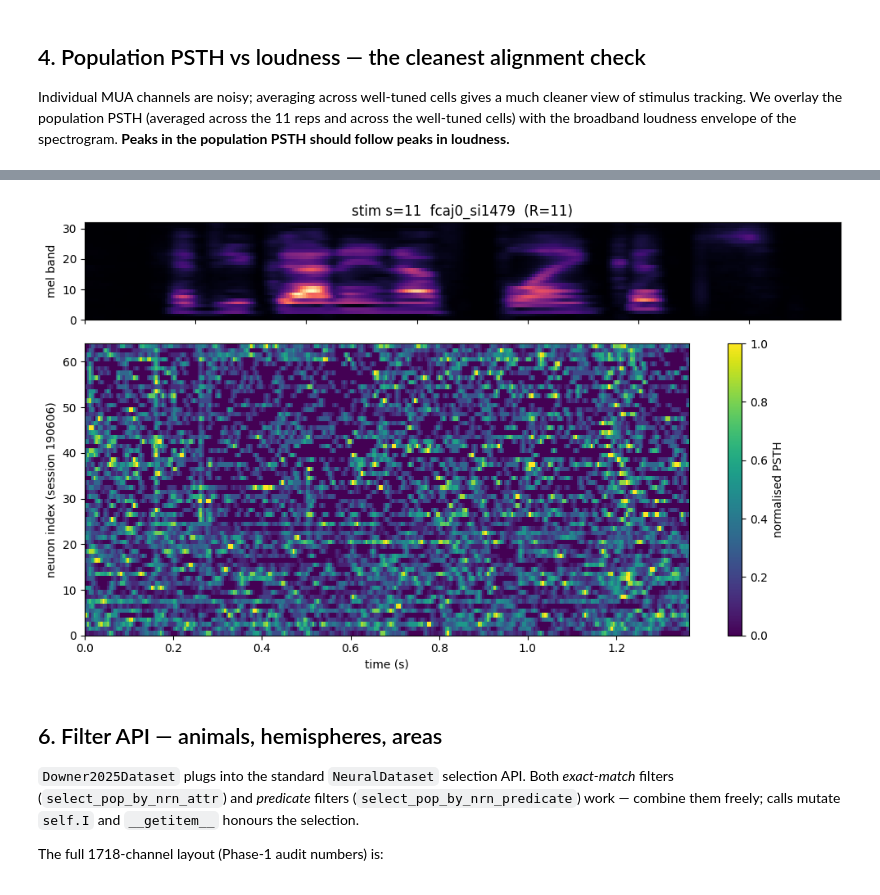
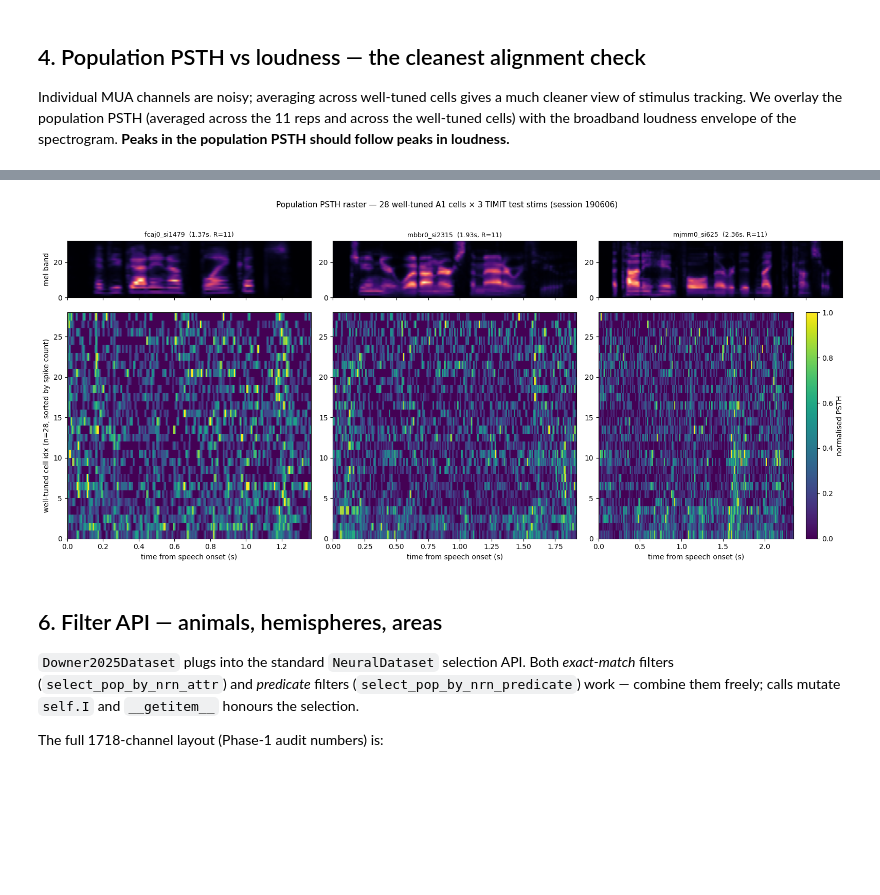
Before and after one commit to urancon/deepSTRF, a Jupyter notebook: examples/explore_downer2025.ipynb, the cells around one changed output, grey strips where cells are left out. Drawn from its saved outputs; the diff is of its cells as text; code cells hidden in the pictures; blank space fills up the shorter version.

```diff
--- a/examples/explore_downer2025.ipynb
+++ b/examples/explore_downer2025.ipynb
@@ -159,7 +191,7 @@ population PSTH (averaged across the 11 reps and across the well-tuned
 cells) with the broadband loudness envelope of the spectrogram.
 **Peaks in the population PSTH should follow peaks in loudness.**
 # %%
-fig, axes = plt.subplots(2, 5, figsize=(18, 5), sharey=True)
+fig, axes = plt.subplots(5, 2, figsize=(14, 14), sharey=True)
 test_idces = [i for i, m in enumerate(ds_timit.stim_meta) if m["split"] == "test"]
 
 for ax_i, s in enumerate(test_idces):
@@ -186,18 +218,19 @@ for ax_i, s in enumerate(test_idces):
     pop_n = pop / max(pop.max(), 1e-9)
 
     t_axis = np.arange(T) * DT_MS / 1000.0
-    ax.fill_between(t_axis, 0, loud, alpha=0.25, color="C1", label="loudness")
-    ax.plot(t_axis, pop_n, color="black", linewidth=1.3, label="pop. PSTH")
-    ax.set_title(sm_s["name"], fontsize=8)
-    ax.set_xlabel("time (s)")
+    ax.fill_between(t_axis, 0, loud, alpha=0.30, color="C1", label="loudness")
+    ax.plot(t_axis, pop_n, color="black", linewidth=1.5, label="pop. PSTH")
+    ax.set_title(f"{sm_s['name']}  ({sm_s['duration_s']:.2f}s)", fontsize=10)
+    ax.set_xlabel("time from speech onset (s)")
+    if ax_i % 2 == 0:
+        ax.set_ylabel("normalised")
     if ax_i == 0:
-        ax.set_ylabel("normalised")
-        ax.legend(fontsize=7)
+        ax.legend(fontsize=9, loc="upper right")
 
 plt.suptitle(
     f"Population PSTH (n={len(well_idx)} well-tuned A1 cells × 11 reps) "
-    f"vs broadband loudness — clean time-locking confirms speech-onset alignment",
-    y=1.02,
+    f"vs broadband loudness across the 10 TIMIT test stims",
+    y=1.00, fontsize=12,
 )
 plt.tight_layout()
 plt.show()
@@ -213,40 +248,59 @@ reveals the spatial / area-wise structure of the response.
 # %%
-T = ds_timit.stims[s_idx].shape[-1]
-N = ds_timit.N_neurons
-psth_pop = np.full((N, T), np.nan, dtype=np.float32)
-for n in range(N):
-    r = ds_timit.responses[s_idx][n]
-    if not r.isnan().any():
-        psth_pop[n] = r.numpy().mean(axis=0)
+# Sort well-tuned cells by total spike count on the picked stims so
+# strongest responders appear at the top
+def _total_spikes(n_idx):
+    tot = 0.0
+    for s in stim_picks:
+        r = ds_timit.responses[s][n_idx]
+        if not r.isnan().any():
+            tot += float(r.sum())
+    return tot
+order = sorted(well_idx, key=_total_spikes, reverse=True)
+N_w = len(order)
 
-# Normalise each valid row to its own max for comparability
-row_max = np.nanmax(psth_pop, axis=1, keepdims=True)
-row_max[row_max == 0] = 1.0
-psth_pop_norm = psth_pop / row_max
-
-fig, axes = plt.subplots(2, 1, figsize=(10, 6), sharex=True,
-                         gridspec_kw={"height_ratios": [1, 3]})
-spec = ds_timit.stims[s_idx][0].numpy()
-t_axis = np.arange(T) * DT_MS / 1000.0
-axes[0].imshow(spec, origin="lower", aspect="auto", cmap="magma",
-               extent=[t_axis[0], t_axis[-1], 0, spec.shape[0]])
-axes[0].set_title(f"stim s={s_idx}  {ds_timit.stim_meta[s_idx]['name']}  "
-                  f"(R={ds_timit.responses[s_idx][0].shape[0]})")
-axes[0].set_ylabel("mel band")
-
+fig, axes = plt.subplots(2, len(stim_picks), figsize=(16, 7),
+                         gridspec_kw={"height_ratios": [1, 4]}, sharex='col')
 cmap = plt.get_cmap("viridis").copy()
 cmap.set_bad(color="lightgrey")
-im = axes[1].imshow(np.ma.masked_invalid(psth_pop_norm),
-                    origin="lower", aspect="auto", cmap=cmap,
-                    extent=[t_axis[0], t_axis[-1], 0, N],
-                    interpolation="nearest")
-axes[1].set_xlabel("time (s)")
-axes[1].set_ylabel(f"neuron index (session {SESSIONS[0]})")
-fig.colorbar(im, ax=axes[1], label="normalised PSTH")
+
+for col, s in enumerate(stim_picks):
+    sm_s = ds_timit.stim_meta[s]
+    spec = ds_timit.stims[s][0].numpy()
+    T = spec.shape[-1]
+    t_axis = np.arange(T) * DT_MS / 1000.0
+
+    axes[0, col].imshow(spec, origin="lower", aspect="auto", cmap="magma",
+                          extent=[t_axis[0], t_axis[-1], 0, spec.shape[0]])
+    axes[0, col].set_title(f"{sm_s['name']}  ({sm_s['duration_s']:.2f}s, "
+                              f"R={ds_timit.responses[s][order[0]].shape[0]})",
+                              fontsize=9)
+    if col == 0:
+        axes[0, col].set_ylabel("mel band")
+
+    psth_pop = np.full((N_w, T), np.nan, dtype=np.float32)
+    for row, n in enumerate(order):
+        r = ds_timit.responses[s][n]
+        if not r.isnan().any():
+            psth_pop[row] = r.numpy().mean(axis=0)
+    row_max = np.nanmax(psth_pop, axis=1, keepdims=True)
+    row_max[row_max == 0] = 1.0
+    psth_pop_norm = psth_pop / row_max
+
+    im = axes[1, col].imshow(np.ma.masked_invalid(psth_pop_norm),
+                                origin="lower", aspect="auto", cmap=cmap,
+                                extent=[t_axis[0], t_axis[-1], 0, N_w],
+                                interpolation="nearest")
+    axes[1, col].set_xlabel("time from speech onset (s)")
+    if col == 0:
+        axes[1, col].set_ylabel(f"well-tuned cell idx (n={N_w}, sorted by spike count)")
+
+fig.colorbar(im, ax=axes[1, -1], label="normalised PSTH")
+plt.suptitle(f"Population PSTH raster — {N_w} well-tuned A1 cells × 3 TIMIT test stims "
+             f"(session {SESSIONS[0]})", fontsize=11, y=1.02)
 plt.tight_layout()
 plt.show()
 # %% [output]
-[figure, old version]
+[figure, new version]
 # %% [markdown]
 ## 6. Filter API — animals, hemispheres, areas
 
```
Also changed, not shown: parts of 7 cells of this notebook.
